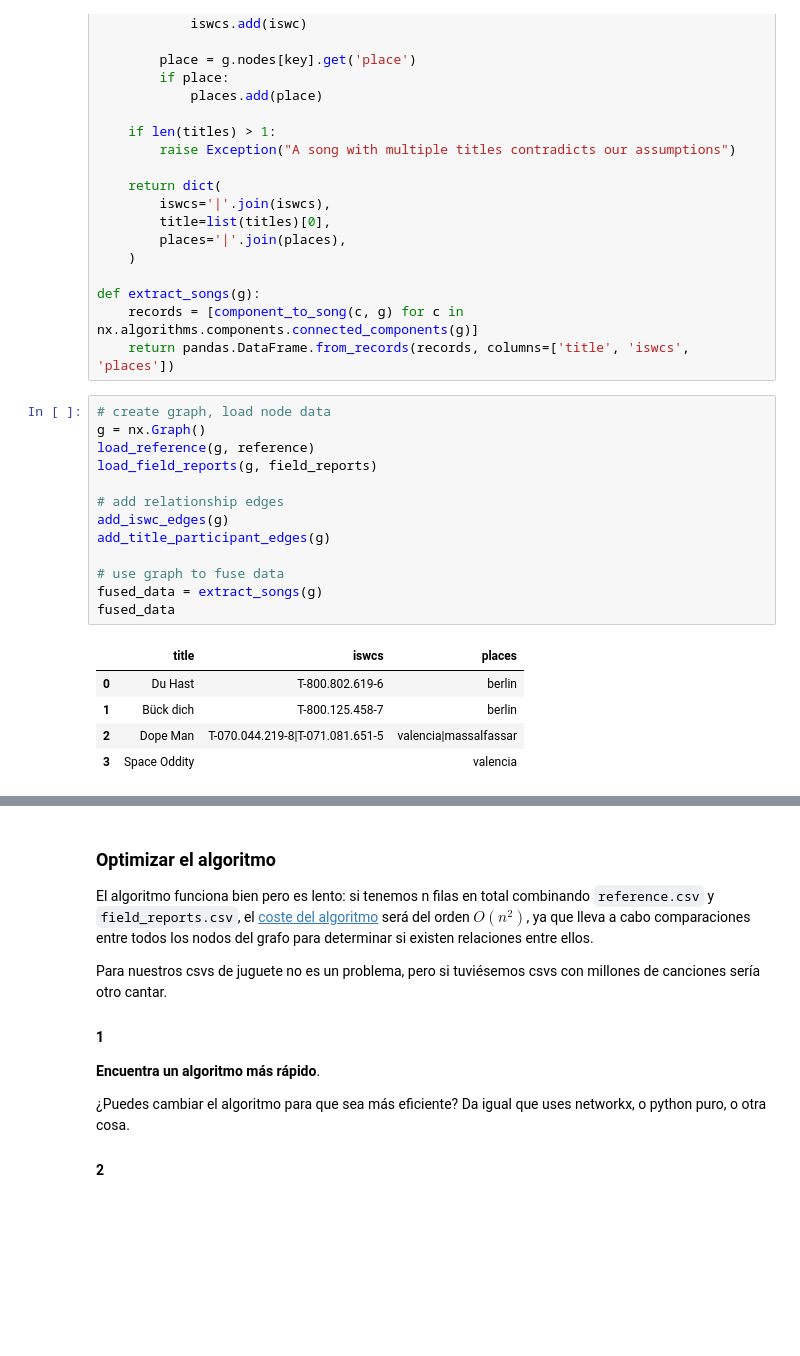
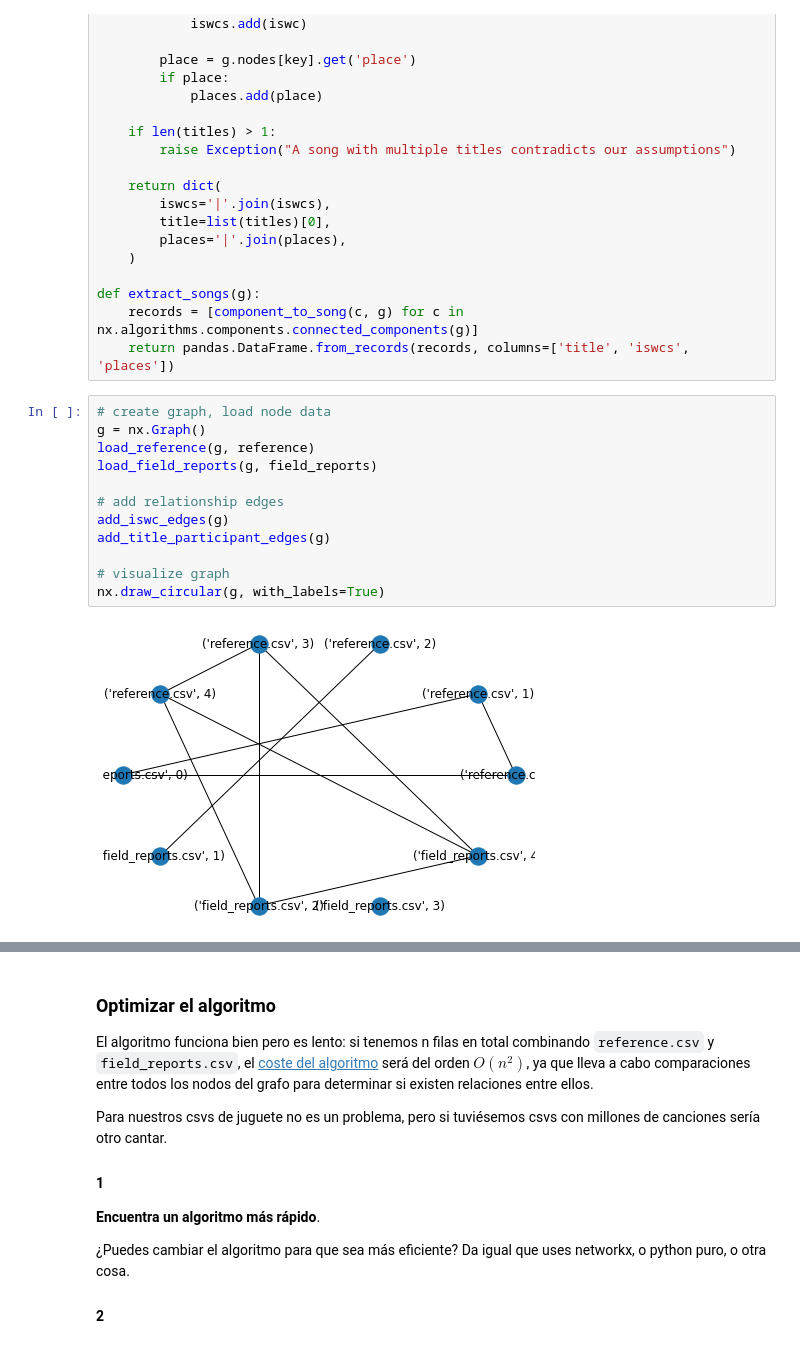
Before and after one commit to miguelsimon/ejercicios, a Jupyter notebook: data_fusion/ejercicio.ipynb, the cells around one changed output, grey strips where cells are left out. Saved outputs shown, nothing was run; the diff lists cells and outputs as text; blank space fills up the shorter version.

```diff
--- a/data_fusion/ejercicio.ipynb
+++ b/data_fusion/ejercicio.ipynb
@@ -142,19 +142,14 @@ def extract_songs(g):
 # %%
 # create graph, load node data
 g = nx.Graph()
 load_reference(g, reference)
 load_field_reports(g, field_reports)
 
 # add relationship edges
 add_iswc_edges(g)
 add_title_participant_edges(g)
 
-# use graph to fuse data
-fused_data = extract_songs(g)
-fused_data
+# visualize graph
+nx.draw_circular(g, with_labels=True)
 # %% [output]
-|  | title | iswcs | places |
-| 0 | Du Hast | T-800.802.619-6 | berlin |
-| 1 | Bück dich | T-800.125.458-7 | berlin |
-| 2 | Dope Man | T-070.044.219-8|T-071.081.651-5 | valencia|massalfassar |
-| 3 | Space Oddity |  | valencia |
+[figure, added]
```
Also changed, not shown: parts of 1 cell of this notebook, 3 other files.
